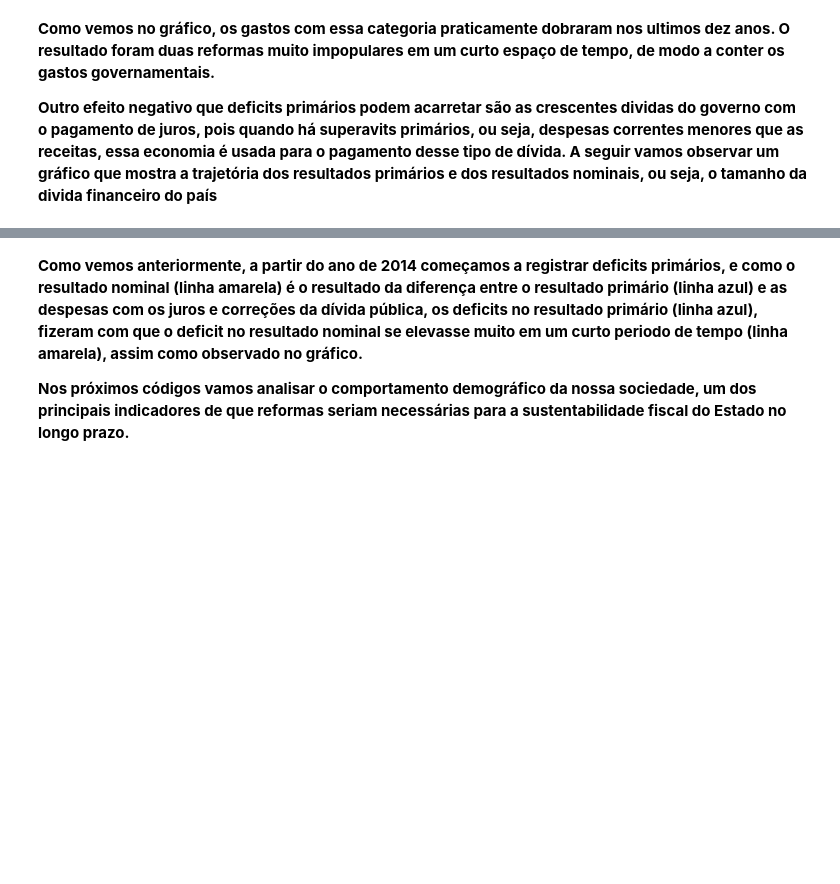
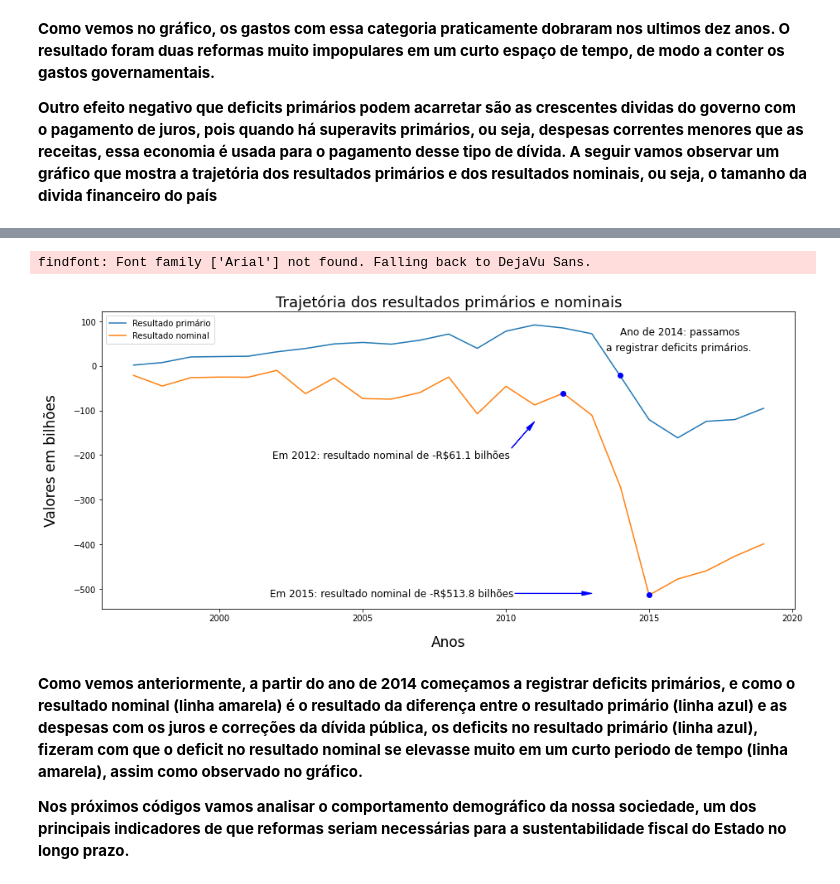
Before and after one commit to jp-data/breves-analises, a Jupyter notebook: Previdência_social_brasileira.ipynb, the cells around one changed output, grey strips where cells are left out. Cells and saved outputs as stored; diff of their text form; code cells hidden in the pictures; blank space fills up the shorter version.

```diff
--- a/Previdência_social_brasileira.ipynb
+++ b/Previdência_social_brasileira.ipynb
@@ -616,34 +643,37 @@ df.head(10)
 # %%
 y1= df.iloc[4]/1000
 y2= df.iloc[5]/1000
 x= [1997, 1998, 1999, 2000, 2001, 2002, 2003, 2004, 2005, 2006, 2007, 2008, 2009,
     2010, 2011, 2012, 2013, 2014, 2015, 2016, 2017, 2018, 2019]
 
 fig= plt.figure(figsize= (15,6.6))
 fig= plt.plot(x,y1, label= 'Resultado primário')
 fig= plt.plot(x,y2, label= 'Resultado nominal')
 
 plt.title('Trajetória dos resultados primários e nominais', fontsize= 18)
 #plt.title('Trajetória dos resultados primários nominais', fontsize= 17)
 plt.ylabel('Valores em bilhões', labelpad= 18, fontsize= 17)
 plt.xlabel('Anos', labelpad= 15, fontsize= 17)
 
 plt.plot(2014, -20, 'bo' )
 t=plt.text(2014, 70, "Ano de 2014: passamos", fontname='Arial', size=12, ha='left')
-t=plt.text(2013.5,35, "a registrar deficits primários.", size=12, fontname= 'Arial')
+t=plt.text(2013.5,35, "a registrar deficits primários.", size=12)
 
 plt.plot(2012, -61, 'bo')
 plt.plot(2015, -513, 'bo')
 #t= plt.text(2010,-200, "Aqui", size= 12)
 plt.annotate("Em 2012: resultado nominal de -R$61.1 bilhões", (2011.0,-125.0), xytext=(2006.0,-200.0),
              fontsize= 12, ha='center', va= 'center',
              arrowprops= dict(color='blue', width=0.3, headwidth= 5 ))
 plt.annotate("Em 2015: resultado nominal de -R$513.8 bilhões", (2013,-510), xytext=(2006,-510), fontsize=12,
              ha= 'center', va='center', arrowprops= dict(color='blue', width=0.3, headwidth= 5))
 
 
 plt.legend(loc=2)
 plt.show()
+# %% [output]
+findfont: Font family ['Arial'] not found. Falling back to DejaVu Sans.
+[figure, added]
 # %% [markdown]
 **Como vemos anteriormente, a partir do ano de 2014 começamos a registrar deficits primários, e como o resultado nominal (linha amarela) é o resultado da diferença entre o resultado primário (linha azul) e as despesas com os juros e correções da dívida pública, os deficits no resultado primário (linha azul), fizeram com que o deficit no resultado nominal se elevasse muito em um curto periodo de tempo (linha amarela), assim como observado no gráfico.**
 
```
Also changed, not shown: parts of 32 cells of this notebook.
